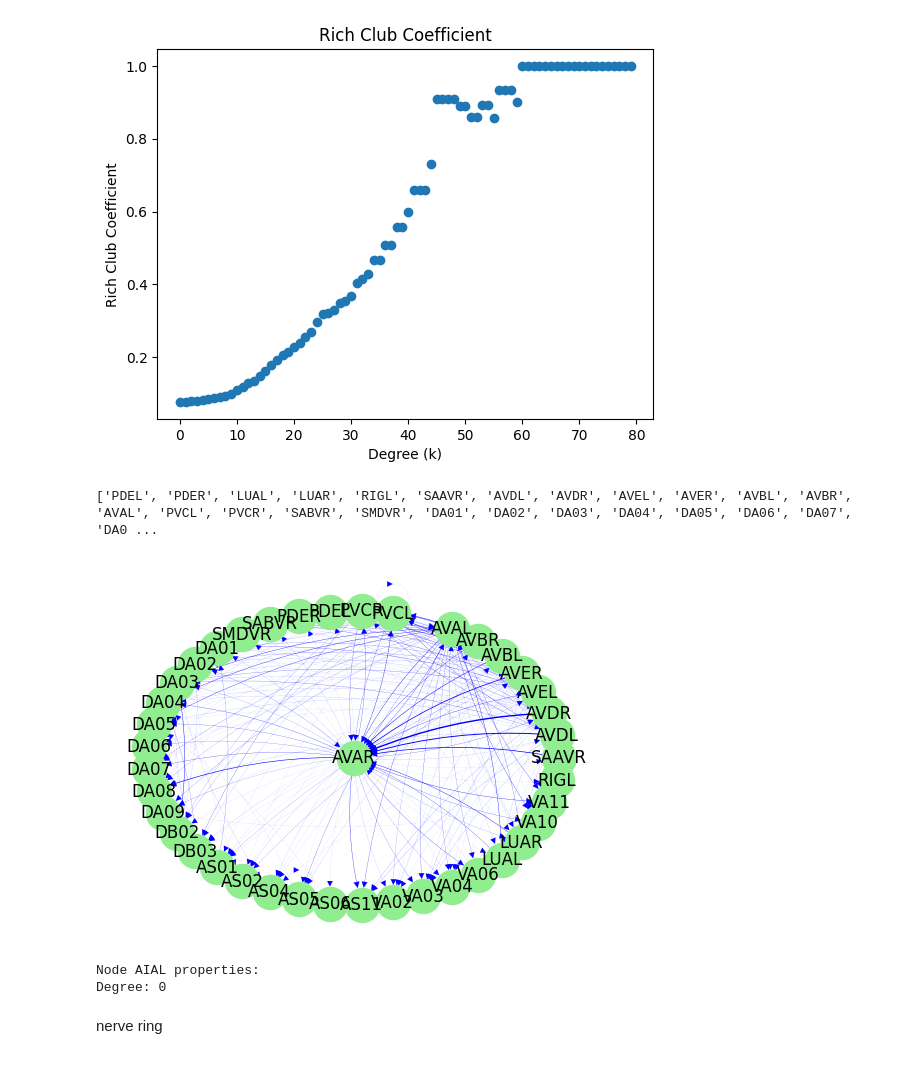
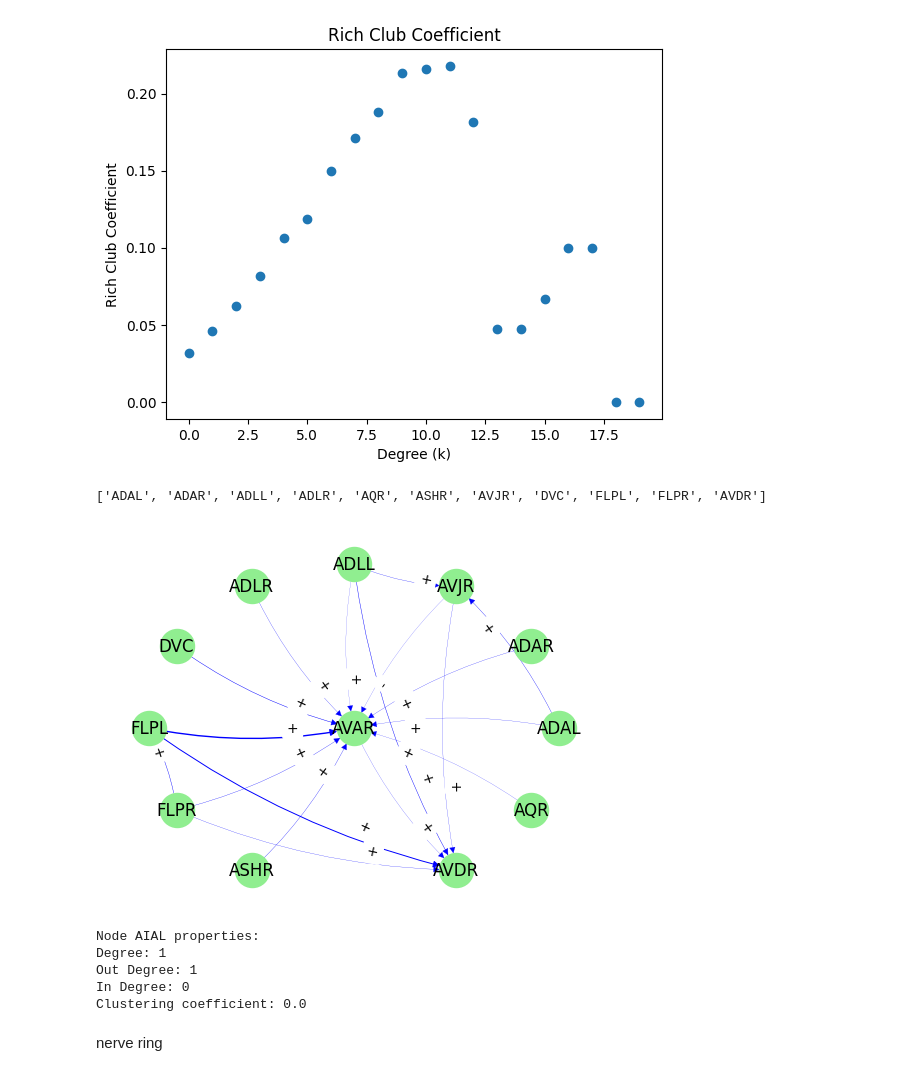
Before and after one commit to deangeckt/network_motifs, a Jupyter notebook: post_motif_analysis/network_properties.ipynb, the cells around one changed output. Drawn from its saved outputs; the diff is of its cells as text; code cells hidden in the pictures.

```diff
--- a/post_motif_analysis/network_properties.ipynb
+++ b/post_motif_analysis/network_properties.ipynb
@@ -13,19 +13,21 @@ import matplotlib.pyplot as plt
 from typing import Any
 
 simple_input_args = NetworkLoaderArgs(
-    synapse_threshold=1,
-    filter_polarity=['+', '-', 'complex'],
+    synapse_threshold=5,
+    filter_polarity=['+', '-'],
     filter_prim_nt=['GABA', 'Glu', 'ACh', 0],
     filter_syn_type='chem',
-    filter_sex_type='herm'
+    filter_sex_type='herm',
+    filter_nerve_ring_neurons=True
 )
 loader = NetworkLoader(simple_input_args)
 
-#network = loader.load_network_file(file_path="networks/data/polarity_2020/s1_data.xlsx",
-#                                    input_type=NetworkInputType.polarity_xlsx)
+network = loader.load_network_file(file_path="networks/data/polarity_2020/s1_data.xlsx",
+                                   input_type=NetworkInputType.polarity_xlsx)
 
-network = loader.load_network_file(file_path="networks/data/Cook_2019/SI 2 Synapse adjacency matrices.xlsx",
-                                    input_type=NetworkInputType.worm_wiring_xlsx)
+
+# network = loader.load_network_file(file_path="networks/data/Cook_2019/SI 2 Synapse adjacency matrices.xlsx",
+#                                     input_type=NetworkInputType.worm_wiring_xlsx)
 
 
 #network = loader.load_network_file(file_path="networks/data/Cook_2019/SI 5 Connectome adjacency matrices, corrected July 2020.xlsx",
@@ -118,17 +120,20 @@ plot_degree_dist(network)
 # %%
 plot_rich_club_coefficient(network)
 # %% [output]
-[figure, old version]
+[figure, new version]
 # %%
-draw_neighbors(network, 'AVAR', 'out', True)
+draw_neighbors(network, 'AVAR', 'all', False)
 # %% [output]
-['PDEL', 'PDER', 'LUAL', 'LUAR', 'RIGL', 'SAAVR', 'AVDL', 'AVDR', 'AVEL', 'AVER', 'AVBL', 'AVBR', 'AVAL', 'PVCL', 'PVCR', 'SABVR', 'SMDVR', 'DA01', 'DA02', 'DA03', 'DA04', 'DA05', 'DA06', 'DA07', 'DA0 ...
+['ADAL', 'ADAR', 'ADLL', 'ADLR', 'AQR', 'ASHR', 'AVJR', 'DVC', 'FLPL', 'FLPR', 'AVDR']
-[figure, old version]
+[figure, new version]
 # %%
 node_properties(network, 'AIAL')
 # %% [output]
 Node AIAL properties:
-Degree: 0
+Degree: 1
+Out Degree: 1
+In Degree: 0
+Clustering coefficient: 0.0
 # %% [markdown]
 nerve ring
 # %%
```
Also changed, not shown: parts of 4 cells of this notebook, 12 other files.
